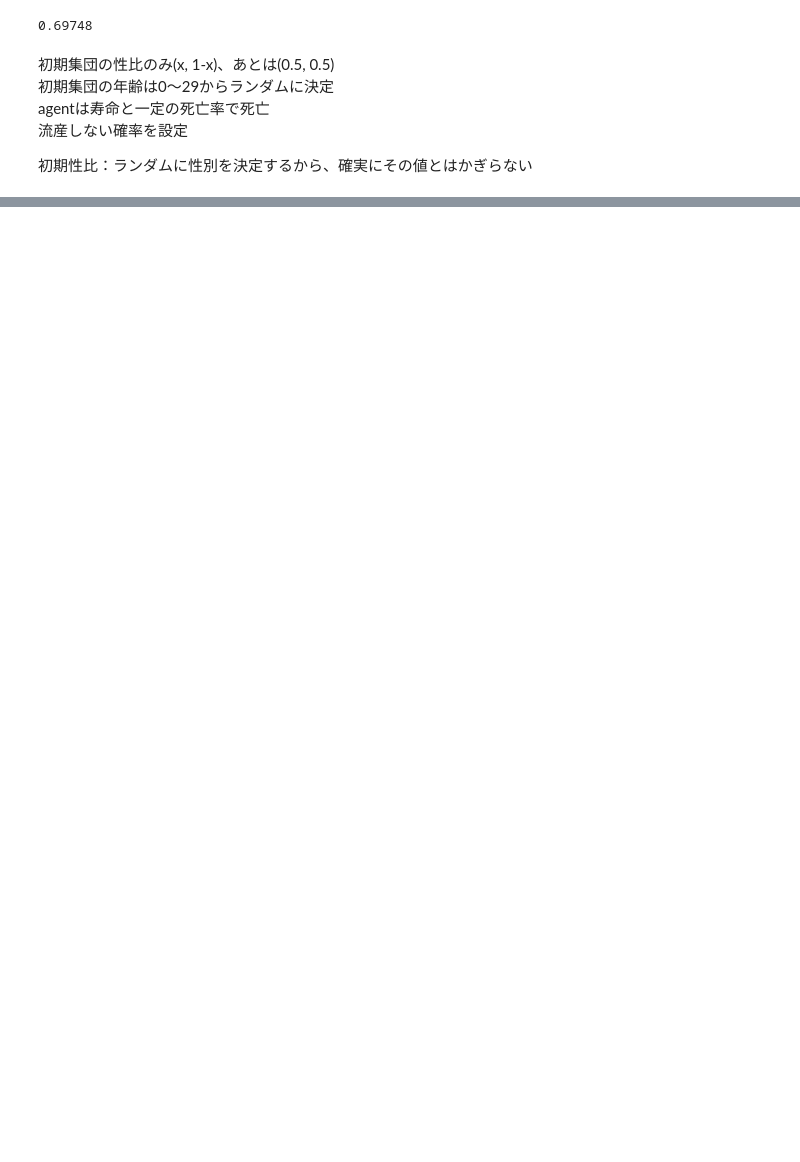
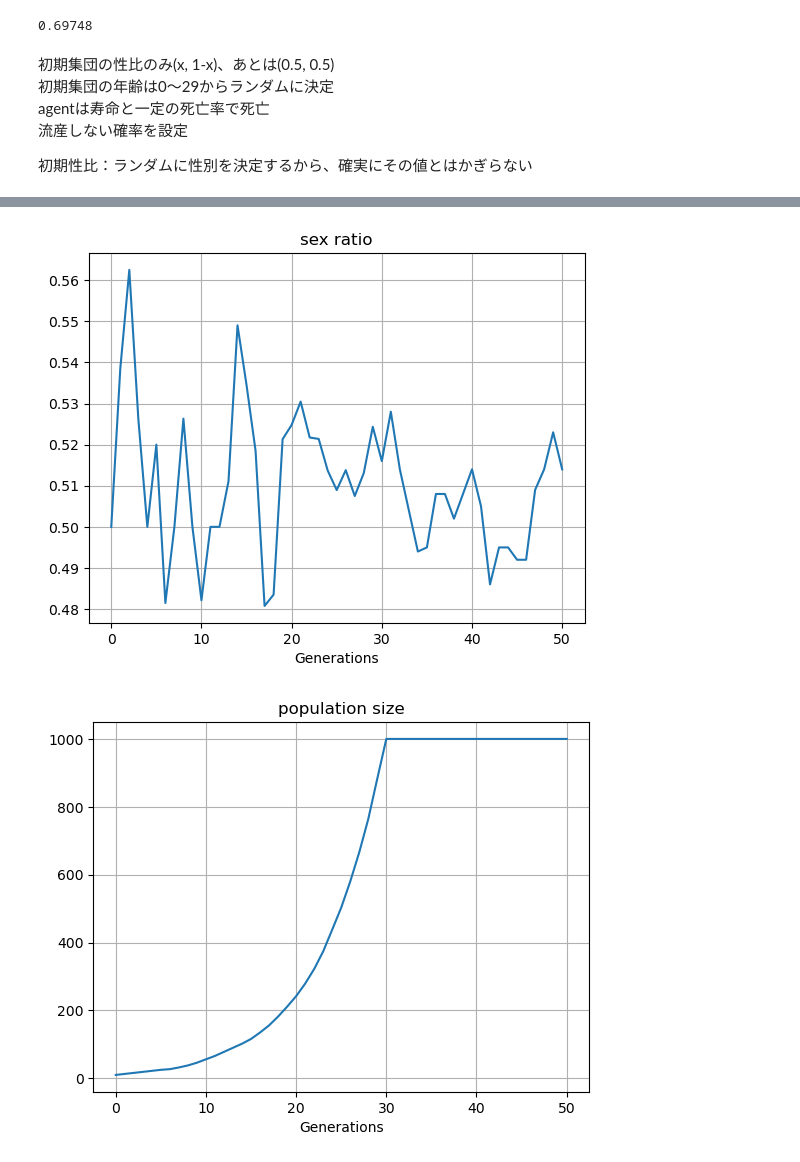
Before and after one commit to hidakakubo/first, a Jupyter notebook: abm_of_rankon.ipynb, the cells around one changed output, grey strips where cells are left out. Drawn from its saved outputs; the diff is of its cells as text; code cells hidden in the pictures; blank space fills up the shorter version.

```diff
--- a/abm_of_rankon.ipynb
+++ b/abm_of_rankon.ipynb
@@ -341,0 +459,41 @@ main(50, 10, 1000, 30, 5, accident_rate=1/10, born_rate=0.7)
+# %%
+# main処理
+def main(iteration, firstsize, Nmax, life_length, cool_time, x=0.5, accident_rate=0, born_rate=1):
+    t = list(range(0, (iteration + 1)))
+    population_size = [firstsize]
+    sexratio = [x]
+    simulation = Simulation(firstsize, Nmax, life_length, cool_time, x, accident_rate, born_rate)
+
+    for i in tqdm(range(iteration)):
+        simulation.run_one_episode()
+
+        male_size = 0
+        for focal in simulation.population:
+            if focal.sex == 'm':
+                male_size += 1
+
+        population_size.append(len(simulation.population))
+        if len(simulation.population) != 0:
+            sexratio.append(male_size / len(simulation.population))
+        else:
+            sexratio.append(0)
+
+    plt.figure()
+    plt.plot(t, sexratio)
+    plt.title('sex ratio')
+    plt.xlabel('Generations')
+    plt.grid(True)
+
+    plt.figure()
+    plt.plot(t, population_size)
+    plt.title('population size')
+    plt.xlabel('Generations')
+    plt.grid(True)
+# %%
+# main(iteration, firstsize, Nmax, life_length, cool_time, x, accident_rate=0, born_rate=1)
+# 世代数:50、初期個体数:10、個体数上限:1000、寿命:30、性成熟の年齢:5
+# 初期集団の性比:0.5、accident_rate:0, born_rate:1
+main(50, 10, 1000, 30, 5)
+# %% [output]
+[figure, added]
+[figure, added]
```
Also changed, not shown: parts of 11 cells of this notebook, 2 other files.
